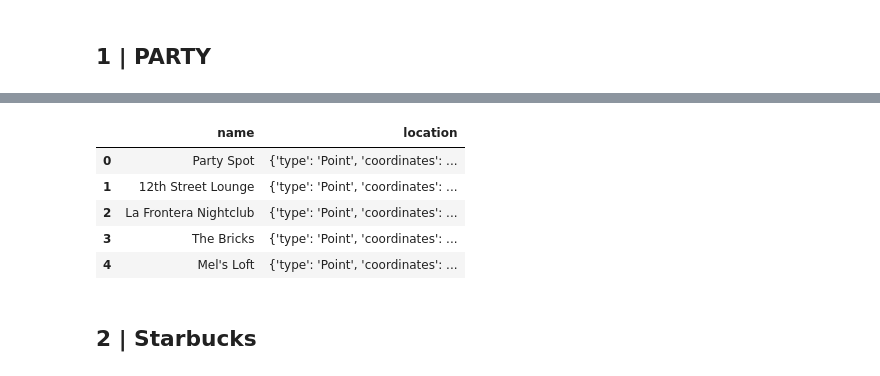
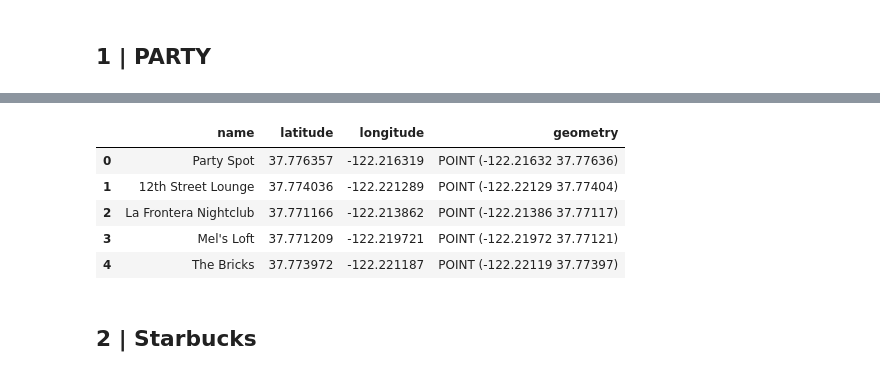
Before and after one commit to MdeMaic/GeolocationMongoDB_Project, a Jupyter notebook: II_GeoApis.ipynb, the cells around one changed output, grey strips where cells are left out. Saved outputs shown, nothing was run; the diff lists cells and outputs as text; code cells hidden in the pictures.

```diff
--- a/II_GeoApis.ipynb
+++ b/II_GeoApis.ipynb
@@ -59,13 +65,12 @@ part =  dict(zip(names,loc_party))
 # %%
 dfparty = pd.DataFrame(part)
 dfparty = dfparty.T.reset_index().rename(columns={"index":"name",0: "latitude", 1: "longitude"})
-dfparty["location"] = dfparty[["latitude","longitude"]].apply(lambda x:asGeoJSON(x.latitude,x.longitude), axis=1)
-dfparty = dfparty.drop(columns=["latitude","longitude"])
-display(dfparty)
+gdfparty = gpd.GeoDataFrame(dfparty, geometry=gpd.points_from_xy(dfparty.longitude, dfparty.latitude))
+display(gdfparty)
 # %% [output]
-|  | name | location |
-| 0 | Party Spot | {'type': 'Point', 'coordinates': ... |
-| 1 | 12th Street Lounge | {'type': 'Point', 'coordinates': ... |
-| 2 | La Frontera Nightclub | {'type': 'Point', 'coordinates': ... |
-| 3 | The Bricks | {'type': 'Point', 'coordinates': ... |
-| 4 | Mel's Loft | {'type': 'Point', 'coordinates': ... |
+|  | name | latitude | longitude | geometry |
+| 0 | Party Spot | 37.776357 | -122.216319 | POINT (-122.21632 37.77636) |
+| 1 | 12th Street Lounge | 37.774036 | -122.221289 | POINT (-122.22129 37.77404) |
+| 2 | La Frontera Nightclub | 37.771166 | -122.213862 | POINT (-122.21386 37.77117) |
+| 3 | Mel's Loft | 37.771209 | -122.219721 | POINT (-122.21972 37.77121) |
+| 4 | The Bricks | 37.773972 | -122.221187 | POINT (-122.22119 37.77397) |
```
Also changed, not shown: parts of 21 cells of this notebook, 5 other files.
